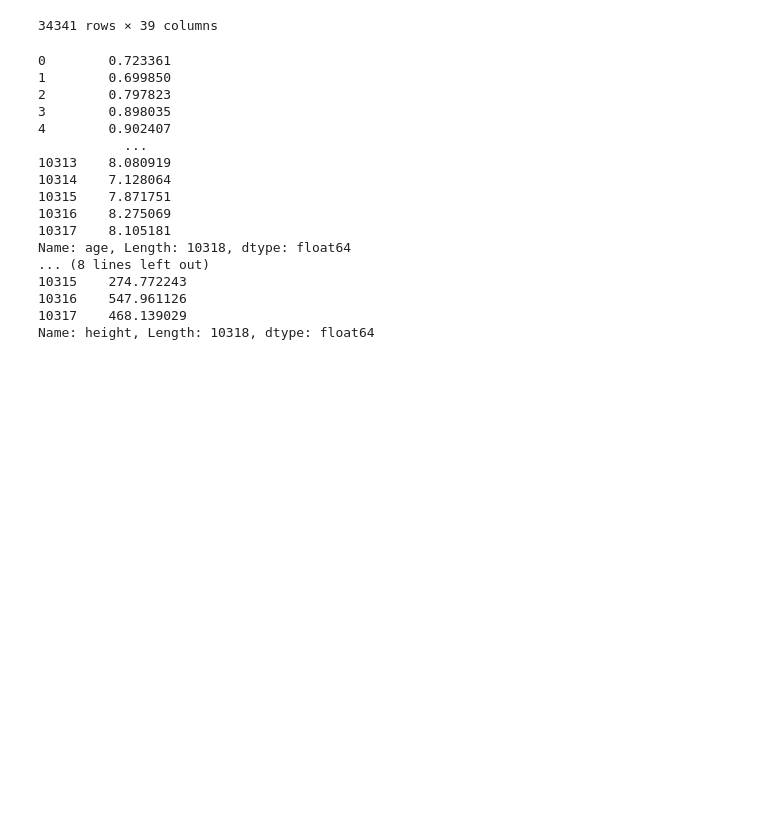
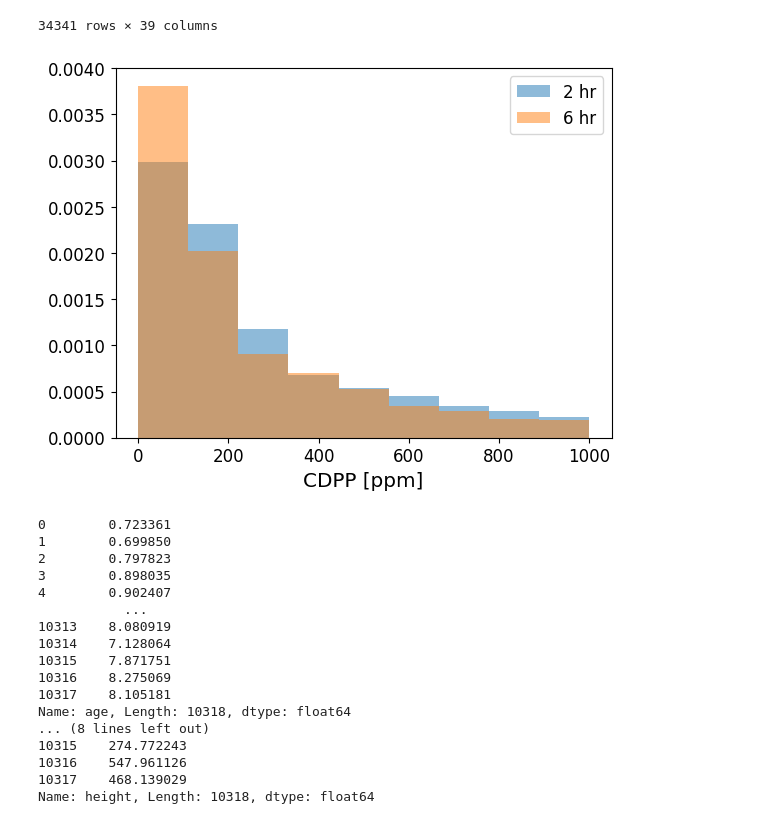
Before and after one commit to exoclam/psps, a Jupyter notebook: k2.ipynb, the cells around one changed output. Drawn from its saved outputs; the diff is of its cells as text; code cells hidden in the pictures; blank space fills up the shorter version.

```diff
--- a/k2.ipynb
+++ b/k2.ipynb
@@ -1667,6 +1667,14 @@ k2_cdpps_enriched
 | 42571 | 211566738 | 360.844 | 320.730 | 266.292 | 268.193 | 251.256 | 207.198 | 179.743 | 157.887 | 140.017 | ... | ... |
 | 42572 | 212163345 | 679.142 | 633.067 | 530.748 | 456.516 | 447.219 | 389.510 | 338.461 | 311.110 | 281.006 | ... | ... |
 34341 rows × 39 columns
+# %%
+plt.hist(k2_cdpps_enriched['CDPP20'], alpha=0.5, bins=np.linspace(0, 1000, 10), density=True, label='2 hr')
+plt.hist(k2_cdpps_enriched['CDPP60'], alpha=0.5, bins=np.linspace(0, 1000, 10), density=True, label='6 hr')
+plt.legend()
+plt.xlabel('CDPP [ppm]')
+plt.show()
+# %% [output]
+[figure, added]
 # %%
 bins2d = [np.linspace(8, 16, 10), np.linspace(0, 400, 10)]
 
```
Also changed, not shown: parts of 11 cells of this notebook, 5 other files.
